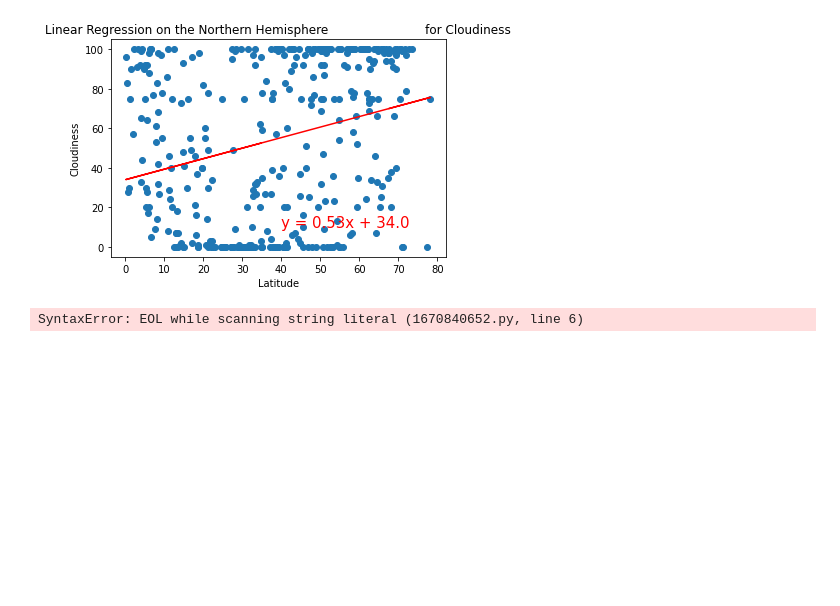
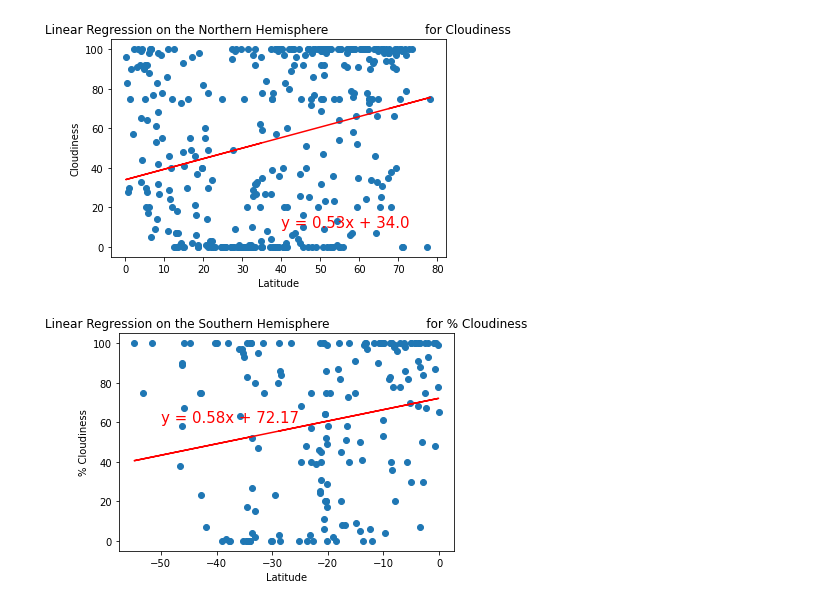
Before and after one commit to adshaughn/World_Weather_Analysis, a Jupyter notebook: WeatherPy.ipynb, the cells around one changed output. Drawn from its saved outputs; the diff is of its cells as text; code cells hidden in the pictures; blank space fills up the shorter version.

```diff
--- a/WeatherPy.ipynb
+++ b/WeatherPy.ipynb
@@ -377,10 +377,10 @@ plot_linear_regression(x_values, y_values,
 # %%
 # Linear regression on the Southern Hemisphere
 x_values = southern_hemi_df["Lat"]
 y_values = southern_hemi_df["Cloudiness"]
 # Call the function.
 plot_linear_regression(x_values, y_values,
-                       'Linear Regression on the Southern Hemisphere \n
+                       'Linear Regression on the Southern Hemisphere \
                         for % Cloudiness', '% Cloudiness',(-50,60))
 # %% [output]
-SyntaxError: EOL while scanning string literal (1670840652.py, line 6)
+[figure, added]
```
Also changed, not shown: parts of 2 cells of this notebook, 1 other file.
